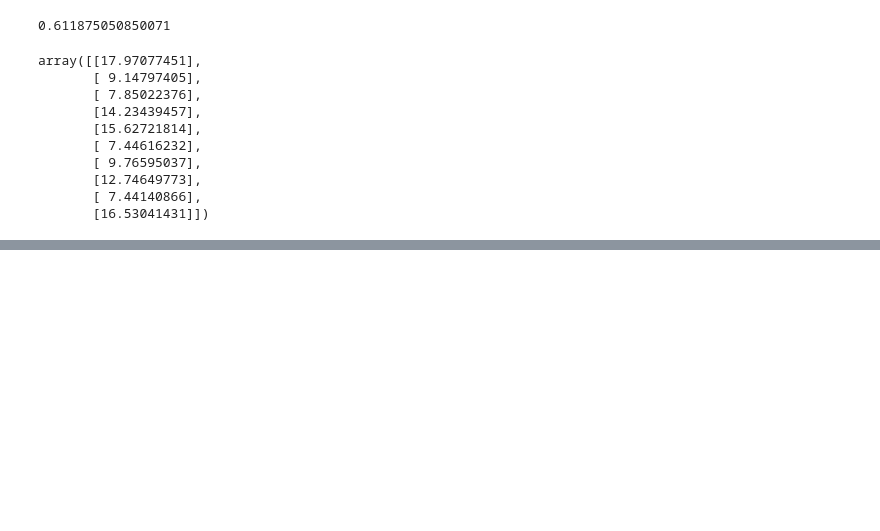
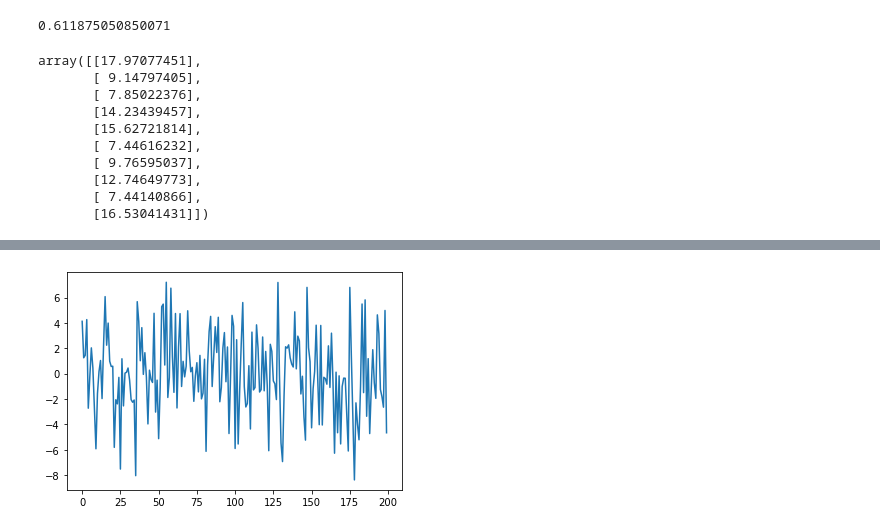
Before and after one commit to suedabilen/machinelearning-practice, a Jupyter notebook: basitdogrusalregresyon.ipynb, the cells around one changed output, grey strips where cells are left out. Saved outputs shown, nothing was run; the diff lists cells and outputs as text; code cells hidden in the pictures; blank space fills up the shorter version.

```diff
--- a/basitdogrusalregresyon.ipynb
+++ b/basitdogrusalregresyon.ipynb
@@ -276,0 +292,4 @@ array([[17.97077451],
+# %%
+from sklearn.metrics import mean_squared_error,r2_score
+lm = smf.ols("sales ~ TV" , df)
+model = lm.fit()
@@ -276,0 +395,4 @@ array([[17.97077451],
+# %%
+plt.plot(model.resid);
+# %% [output]
+[figure, added]
```
Also changed, not shown: parts of 28 cells of this notebook.
